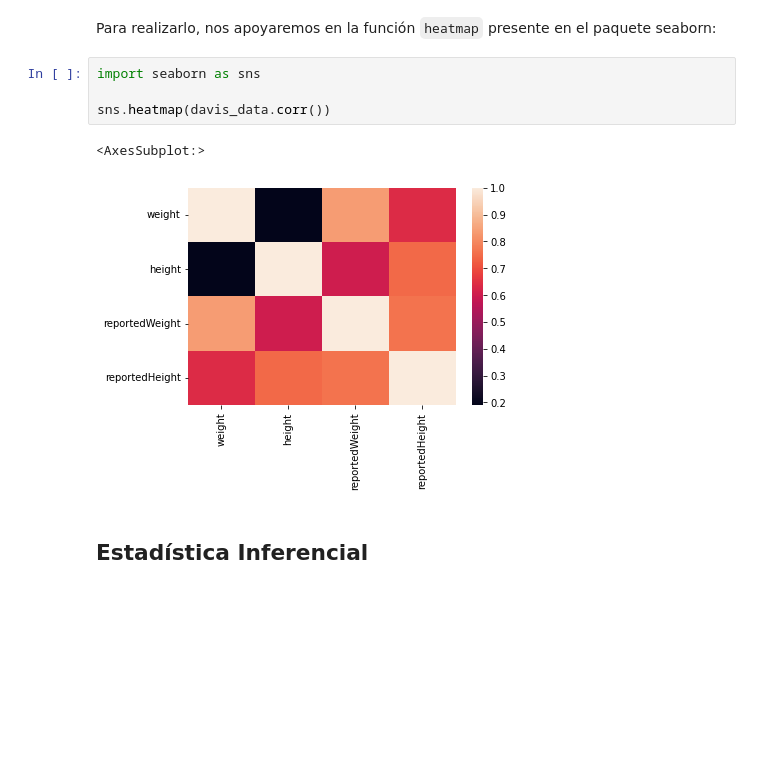
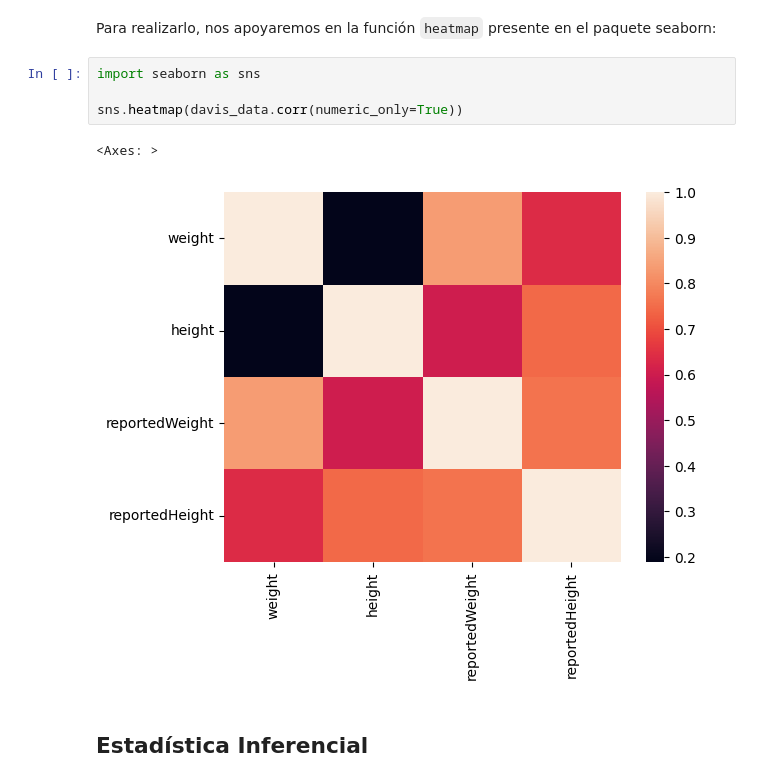
Before and after one commit to renatoparedes/Fundamentos-Python-Investigacion-Psicologia, a Jupyter notebook: Analisis-De-Datos-Cuantitativos/Estadistica.ipynb, the cells around one changed output. Drawn from its saved outputs; the diff is of its cells as text; blank space fills up the shorter version.

```diff
--- a/Analisis-De-Datos-Cuantitativos/Estadistica.ipynb
+++ b/Analisis-De-Datos-Cuantitativos/Estadistica.ipynb
@@ -289,10 +291,10 @@ Para realizarlo, nos apoyaremos en la función `heatmap` presente en el paquete
 # %%
 import seaborn as sns
 
-sns.heatmap(davis_data.corr())
+sns.heatmap(davis_data.corr(numeric_only=True))
 # %% [output]
-<AxesSubplot:>
+<Axes: >
-[figure, old version]
+[figure, new version]
 # %% [markdown]
 ## Estadística Inferencial
 # %% [markdown]
```
Also changed, not shown: parts of 16 cells of this notebook, 1 other file.
